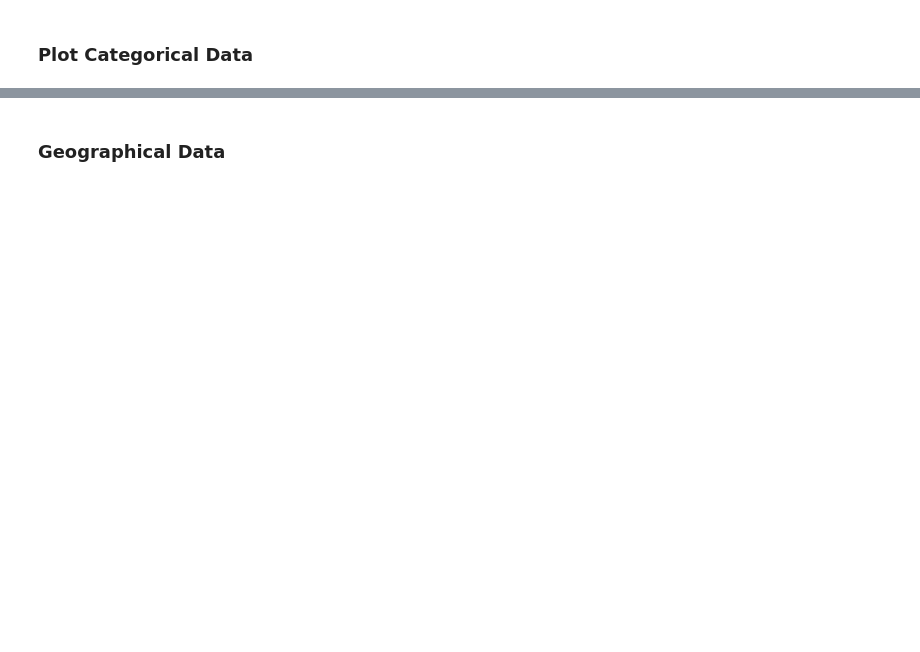
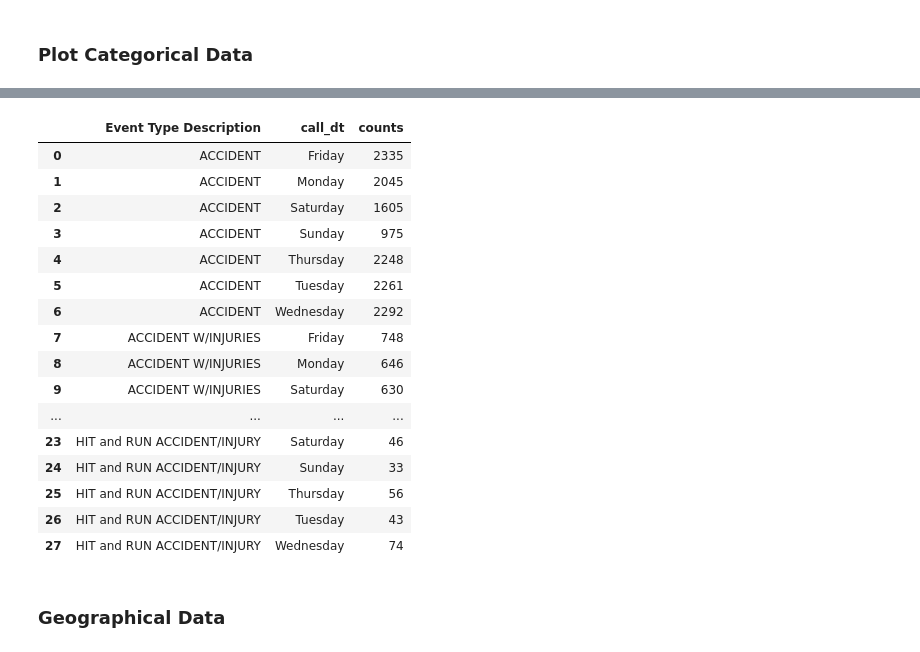
Before and after one commit to tjslezak/battle-of-the-plotting-libraries, a Jupyter notebook: data_viz_challenges.ipynb, the cells around one changed output, grey strips where cells are left out. Cells and saved outputs as stored; diff of their text form; code cells hidden in the pictures; blank space fills up the shorter version.

```diff
--- a/data_viz_challenges.ipynb
+++ b/data_viz_challenges.ipynb
@@ -22,0 +35,3 @@ NameError: name 'pd' is not defined
+# %%
+%%time
+df = get_mesa_cfs()
@@ -22,0 +42,23 @@ NameError: name 'pd' is not defined
+# %%
+accidents = df[df['Event Type Description'].str.contains('ACCIDENT')].reset_index()
+accidents = accidents.groupby(['Event Type Description', pd.DatetimeIndex(accidents.call_dt).day_name()]).size().reset_index(name='counts')
+# %%
+accidents.head(28)
+# %% [output]
+|  | Event Type Description | call_dt | counts |
+| 0 | ACCIDENT | Friday | 2335 |
+| 1 | ACCIDENT | Monday | 2045 |
+| 2 | ACCIDENT | Saturday | 1605 |
+| 3 | ACCIDENT | Sunday | 975 |
+| 4 | ACCIDENT | Thursday | 2248 |
+| 5 | ACCIDENT | Tuesday | 2261 |
+| 6 | ACCIDENT | Wednesday | 2292 |
+| 7 | ACCIDENT W/INJURIES | Friday | 748 |
+| 8 | ACCIDENT W/INJURIES | Monday | 646 |
+| 9 | ACCIDENT W/INJURIES | Saturday | 630 |
+| ... | ... | ... | ... |
+| 23 | HIT and RUN ACCIDENT/INJURY | Saturday | 46 |
+| 24 | HIT and RUN ACCIDENT/INJURY | Sunday | 33 |
+| 25 | HIT and RUN ACCIDENT/INJURY | Thursday | 56 |
+| 26 | HIT and RUN ACCIDENT/INJURY | Tuesday | 43 |
+| 27 | HIT and RUN ACCIDENT/INJURY | Wednesday | 74 |
```
Also changed, not shown: parts of 10 cells of this notebook, 1 other file.
